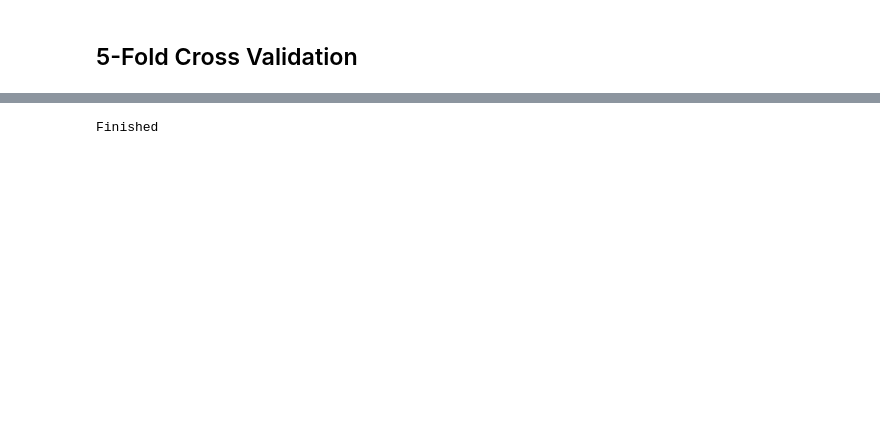
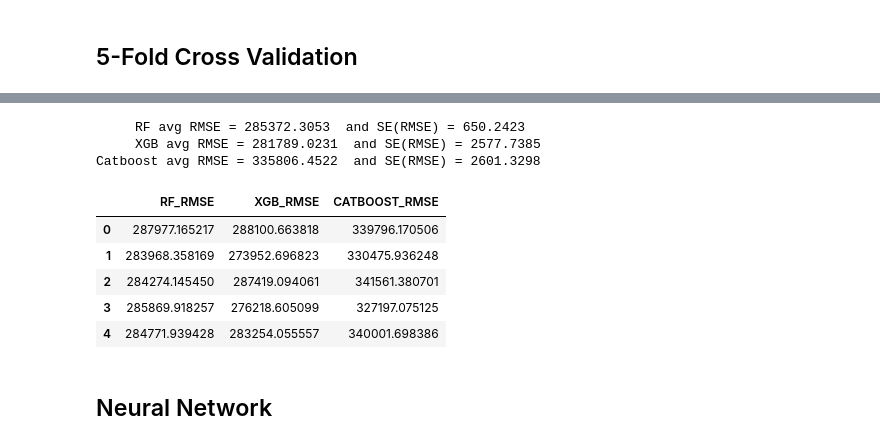
Before and after one commit to sagebhardt/forecast-AI-ynk, a Jupyter notebook: ML_forecast_YNK.ipynb, the cells around one changed output, grey strips where cells are left out. Drawn from its saved outputs; the diff is of its cells as text; code cells hidden in the pictures; blank space fills up the shorter version.

```diff
--- a/ML_forecast_YNK.ipynb
+++ b/ML_forecast_YNK.ipynb
@@ -328,0 +333,15 @@ validation RMSE= 400783.7526945831
+# %%
+# regression using xgboost
+import xgboost as xgb
+
+# Instantiate model with 1000 decision trees
+modelXGB = xgb.XGBRegressor(n_estimators=1000)
+
+# Train the model on training data
+modelXGB.fit(X_train, y_train)
+
+# Use the predict method on the test data
+predXGB = modelXGB.predict(X_test)
+
+vRMSE = rmse(y_test,predXGB)
+print('validation RMSE=',vRMSE)
@@ -534,6 +418,20 @@ plt.grid()
-# %%
-pd.DataFrame(u[:,0:20]).to_csv('Feat_REAL_BERT_Description.csv',index=False,header=False)
-
-print('Finished')
-# %% [output]
-Finished
+# %%
+print('     RF avg RMSE =',np.round(np.mean(RMSEList.RF_RMSE),4),
+      ' and SE(RMSE) =', np.round(np.std(RMSEList.RF_RMSE)/np.sqrt(nFolds),4) )
+print('     XGB avg RMSE =',np.round(np.mean(RMSEList.XGB_RMSE),4),
+      ' and SE(RMSE) =', np.round(np.std(RMSEList.XGB_RMSE)/np.sqrt(nFolds),4) )
+print('Catboost avg RMSE =',np.round(np.mean(RMSEList.CATBOOST_RMSE),4),
+      ' and SE(RMSE) =', np.round(np.std(RMSEList.CATBOOST_RMSE)/np.sqrt(nFolds),4) )
+RMSEList
+# %% [output]
+     RF avg RMSE = 285372.3053  and SE(RMSE) = 650.2423
+     XGB avg RMSE = 281789.0231  and SE(RMSE) = 2577.7385
+Catboost avg RMSE = 335806.4522  and SE(RMSE) = 2601.3298
+|  | RF_RMSE | XGB_RMSE | CATBOOST_RMSE |
+| 0 | 287977.165217 | 288100.663818 | 339796.170506 |
+| 1 | 283968.358169 | 273952.696823 | 330475.936248 |
+| 2 | 284274.145450 | 287419.094061 | 341561.380701 |
+| 3 | 285869.918257 | 276218.605099 | 327197.075125 |
+| 4 | 284771.939428 | 283254.055557 | 340001.698386 |
+# %% [markdown]
+## Neural Network
```
Also changed, not shown: parts of 29 cells of this notebook, 4 other files.
